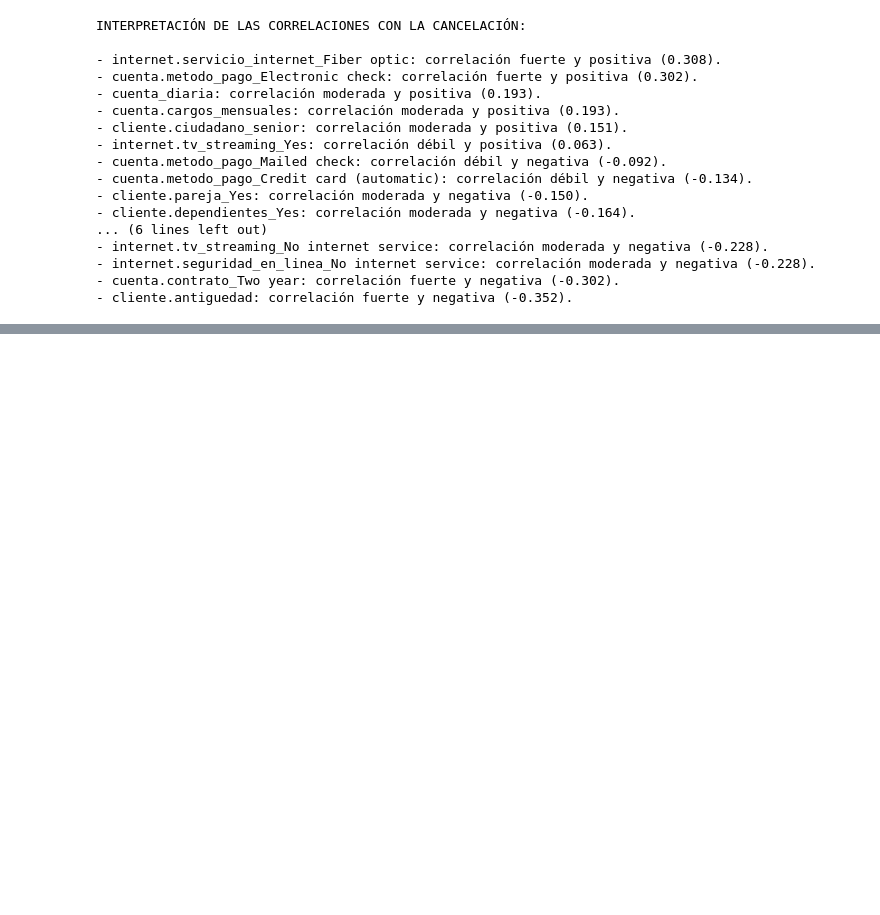
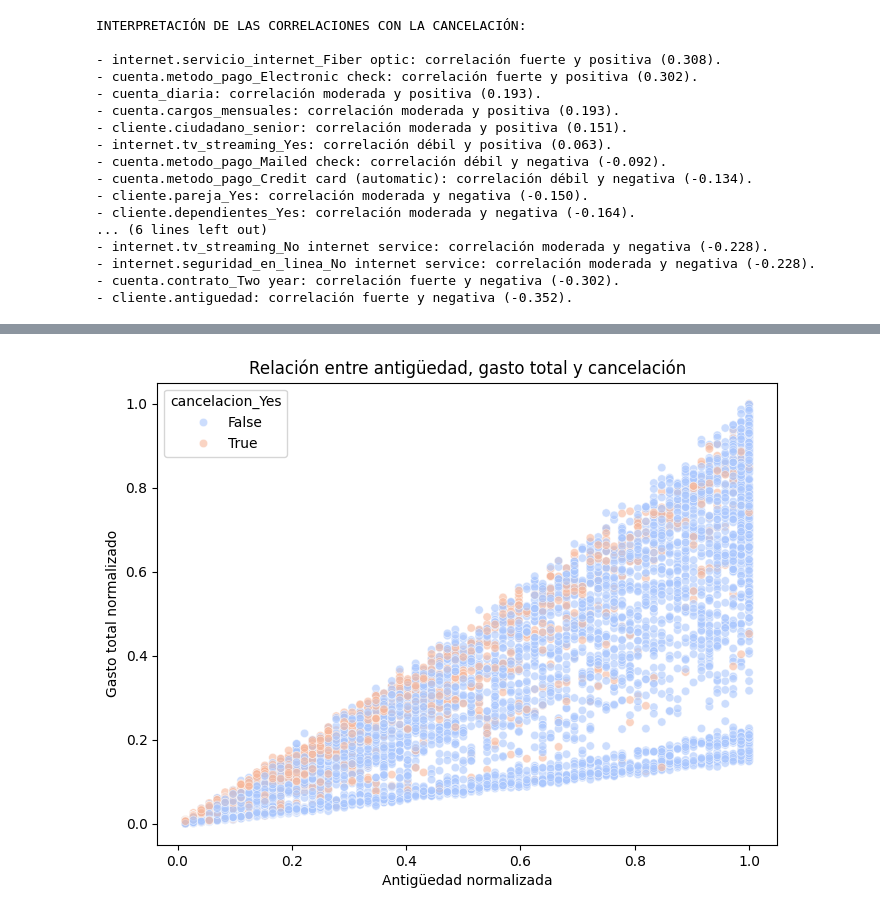
Before and after one commit to paolalarap/challenge_TelecomX2_palp, a Jupyter notebook: Challenge_TelecomX2_palp.ipynb, the cells around one changed output, grey strips where cells are left out. Cells and saved outputs as stored; diff of their text form; code cells hidden in the pictures; blank space fills up the shorter version.

```diff
--- a/Challenge_TelecomX2_palp.ipynb
+++ b/Challenge_TelecomX2_palp.ipynb
@@ -400,0 +439,17 @@ Las correlaciones muestran que ciertos factores del servicio y del método de pa
+# %%
+#Este gráfico revela patrones combinados: clientes nuevos + bajo gasto = mayor cancelación.
+plt.figure(figsize=(8, 6))
+sns.scatterplot(
+    data=datos_cliente_normalizado,
+    x="cliente.antiguedad",
+    y="cuenta.cargos_totales",
+    hue="cancelacion_Yes",
+    palette="coolwarm",
+    alpha=0.6
+)
+plt.title("Relación entre antigüedad, gasto total y cancelación")
+plt.xlabel("Antigüedad normalizada")
+plt.ylabel("Gasto total normalizado")
+plt.show()
+# %% [output]
+[figure, added]
```
Also changed, not shown: parts of 6 cells of this notebook.
